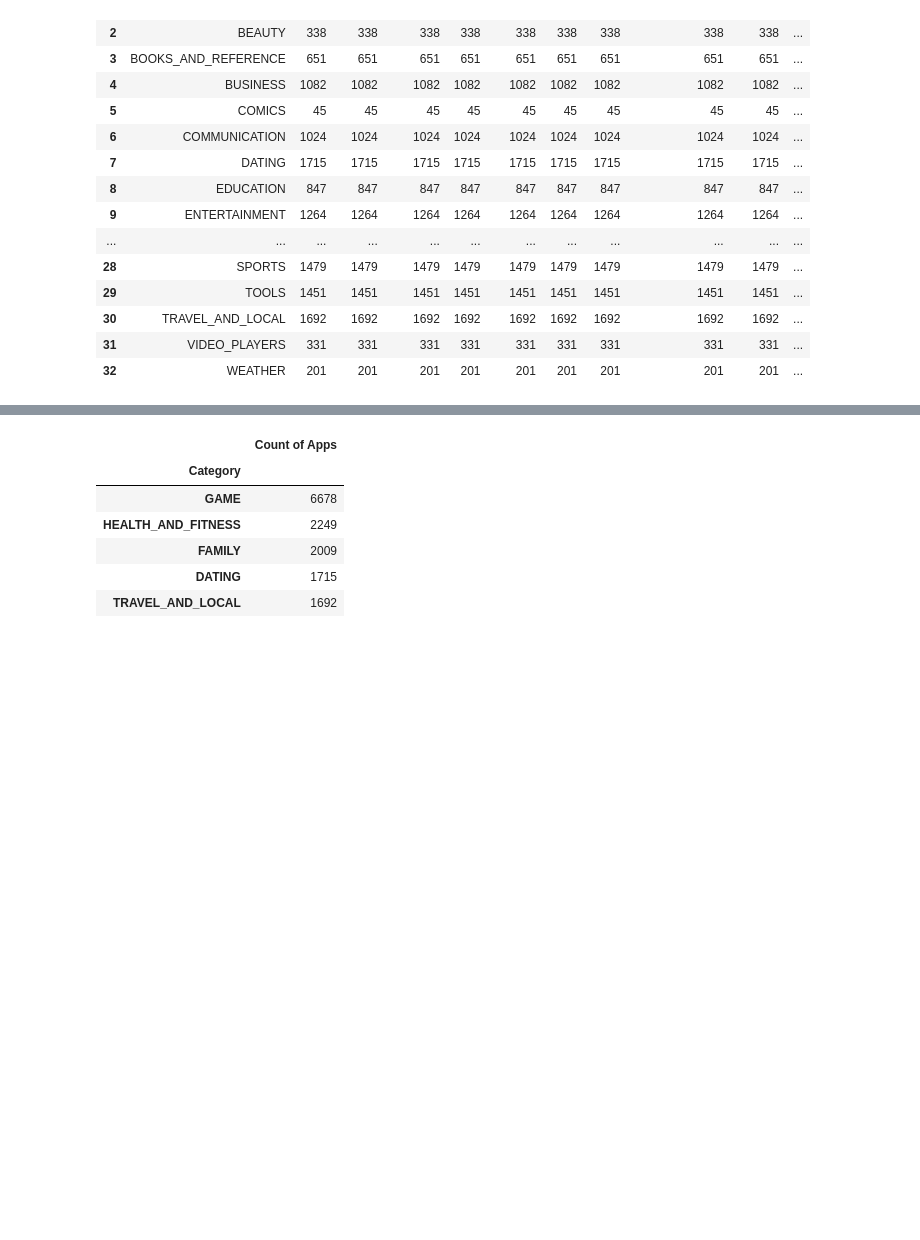
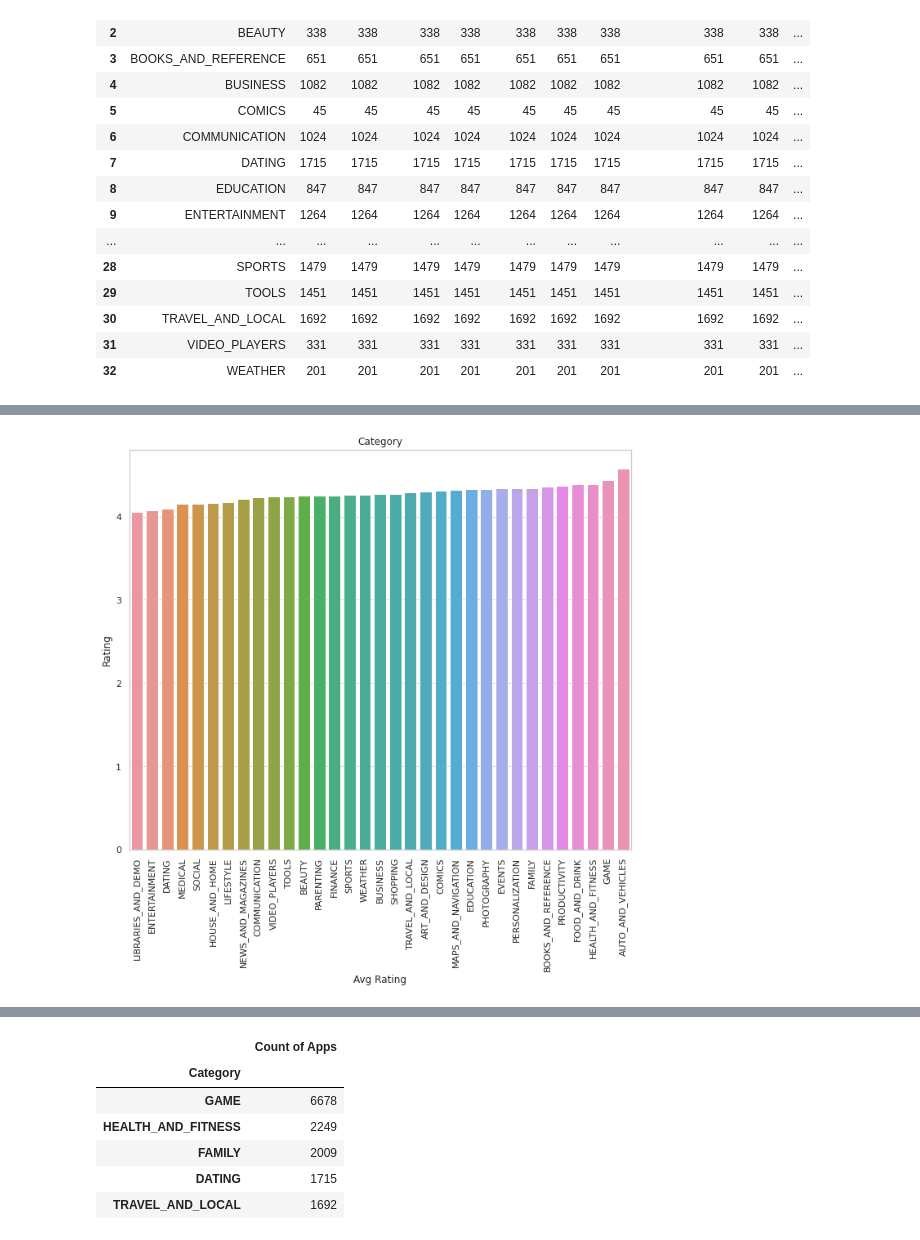
Before and after one commit to shirkepranav98/Play-Store-App-Review-Analysis-, a Jupyter notebook: Pranav_Shirke_Play_Store_App_Review_Analysis_EDA_Project.ipynb, the cells around one changed output, grey strips where cells are left out. Saved outputs shown, nothing was run; the diff lists cells and outputs as text; code cells hidden in the pictures; blank space fills up the shorter version.

```diff
--- a/Pranav_Shirke_Play_Store_App_Review_Analysis_EDA_Project.ipynb
+++ b/Pranav_Shirke_Play_Store_App_Review_Analysis_EDA_Project.ipynb
@@ -525,0 +531,5 @@ cat_merged_df
+# %%
+mean_df=merged_df.groupby(merged_df.Category).mean()
+mean_df.reset_index(inplace=True)
+
+mean_df
@@ -525,0 +554,10 @@ cat_merged_df
+# %%
+sns.set_style("whitegrid")
+plt.figure(figsize=(11,9))
+mean_df=mean_df.sort_values(by="Rating",ascending=True)
+cat_view2=sns.barplot(x=mean_df.Category, y=mean_df.Rating, data=cat_merged_df)
+cat_view2.set(xlabel='Avg Rating',title="Category")
+plt.xticks(rotation=90)
+plt.show();
+# %% [output]
+[figure, added]
```
Also changed, not shown: parts of 16 cells of this notebook.
